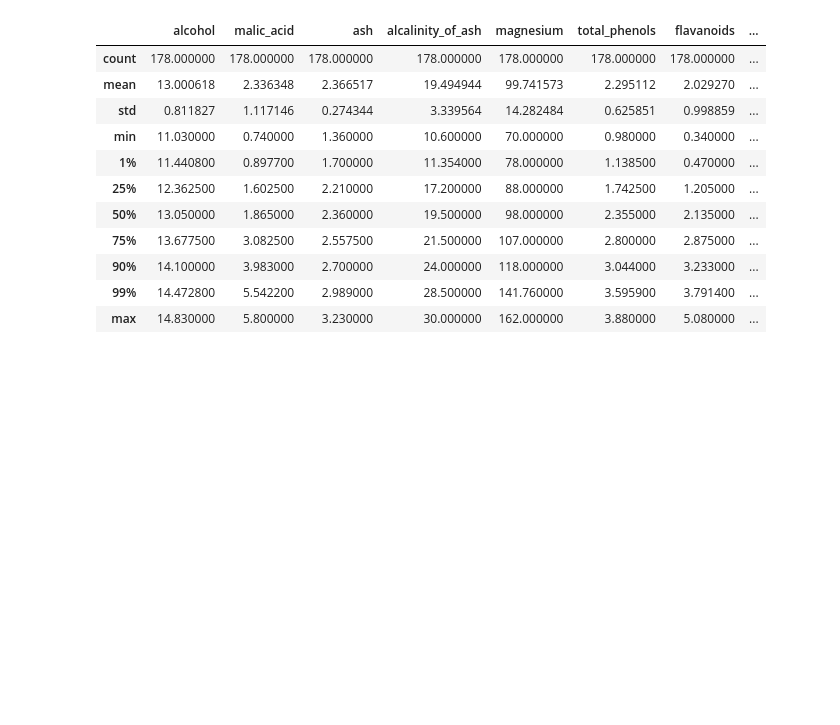
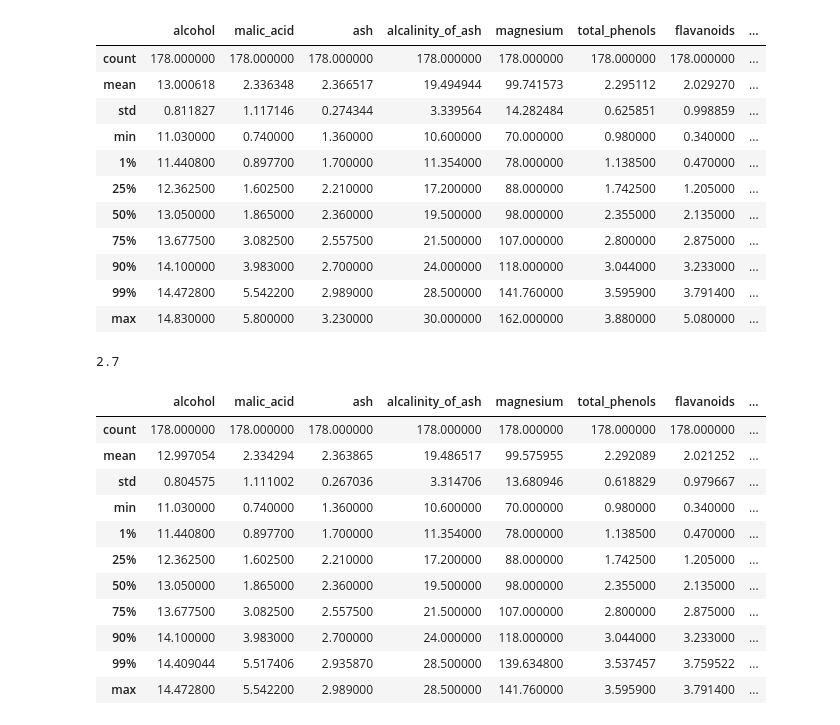
Before and after one commit to DataEtnos/estudos_python, a Jupyter notebook: Estudo_de_Outliers_no_data_set_de_vinhos.ipynb, the cells around one changed output. Drawn from its saved outputs; the diff is of its cells as text; code cells hidden in the pictures; blank space fills up the shorter version.

```diff
--- a/Estudo_de_Outliers_no_data_set_de_vinhos.ipynb
+++ b/Estudo_de_Outliers_no_data_set_de_vinhos.ipynb
@@ -246,3 +246,38 @@ df.describe(percentiles=[.01, .25, .5, .75, .9, .99])
 | 90% | 14.100000 | 3.983000 | 2.700000 | 24.000000 | 118.000000 | 3.044000 | 3.233000 | ... |
 | 99% | 14.472800 | 5.542200 | 2.989000 | 28.500000 | 141.760000 | 3.595900 | 3.791400 | ... |
 | max | 14.830000 | 5.800000 | 3.230000 | 30.000000 | 162.000000 | 3.880000 | 5.080000 | ... |
+# %%
+#Esta função recebe o data set e trabalha com o percentil total sendo 0 minimo e  1(100) maximo
+def cap_values(array, lower_quantile=0., upper_quantile=1.):
+#aqui vc determina que a array não vai alterar os dados do original com .copy
+  array = array.copy()
+
+
+  lower_quantile = np.quantile(array, lower_quantile)
+  upper_quantile = np.quantile(array, upper_quantile)
+
+  array[array<lower_quantile] = lower_quantile
+  array[array>upper_quantile] = upper_quantile
+
+  return array
+# %%
+# Mostrando percentis após aplicar função
+cap_values(df.ash, upper_quantile=.90).max()
+# %% [output]
+2.7
+# %%
+
+df.apply(cap_values, upper_quantile=.99).describe(percentiles=[.01, .25, .5, .75, .9, .99])
+# %% [output]
+|  | alcohol | malic_acid | ash | alcalinity_of_ash | magnesium | total_phenols | flavanoids | ... |
+| count | 178.000000 | 178.000000 | 178.000000 | 178.000000 | 178.000000 | 178.000000 | 178.000000 | ... |
+| mean | 12.997054 | 2.334294 | 2.363865 | 19.486517 | 99.575955 | 2.292089 | 2.021252 | ... |
+| std | 0.804575 | 1.111002 | 0.267036 | 3.314706 | 13.680946 | 0.618829 | 0.979667 | ... |
+| min | 11.030000 | 0.740000 | 1.360000 | 10.600000 | 70.000000 | 0.980000 | 0.340000 | ... |
+| 1% | 11.440800 | 0.897700 | 1.700000 | 11.354000 | 78.000000 | 1.138500 | 0.470000 | ... |
+| 25% | 12.362500 | 1.602500 | 2.210000 | 17.200000 | 88.000000 | 1.742500 | 1.205000 | ... |
+| 50% | 13.050000 | 1.865000 | 2.360000 | 19.500000 | 98.000000 | 2.355000 | 2.135000 | ... |
+| 75% | 13.677500 | 3.082500 | 2.557500 | 21.500000 | 107.000000 | 2.800000 | 2.875000 | ... |
+| 90% | 14.100000 | 3.983000 | 2.700000 | 24.000000 | 118.000000 | 3.044000 | 3.233000 | ... |
+| 99% | 14.409044 | 5.517406 | 2.935870 | 28.500000 | 139.634800 | 3.537457 | 3.759522 | ... |
+| max | 14.472800 | 5.542200 | 2.989000 | 28.500000 | 141.760000 | 3.595900 | 3.791400 | ... |
```
Also changed, not shown: parts of 4 cells of this notebook.
